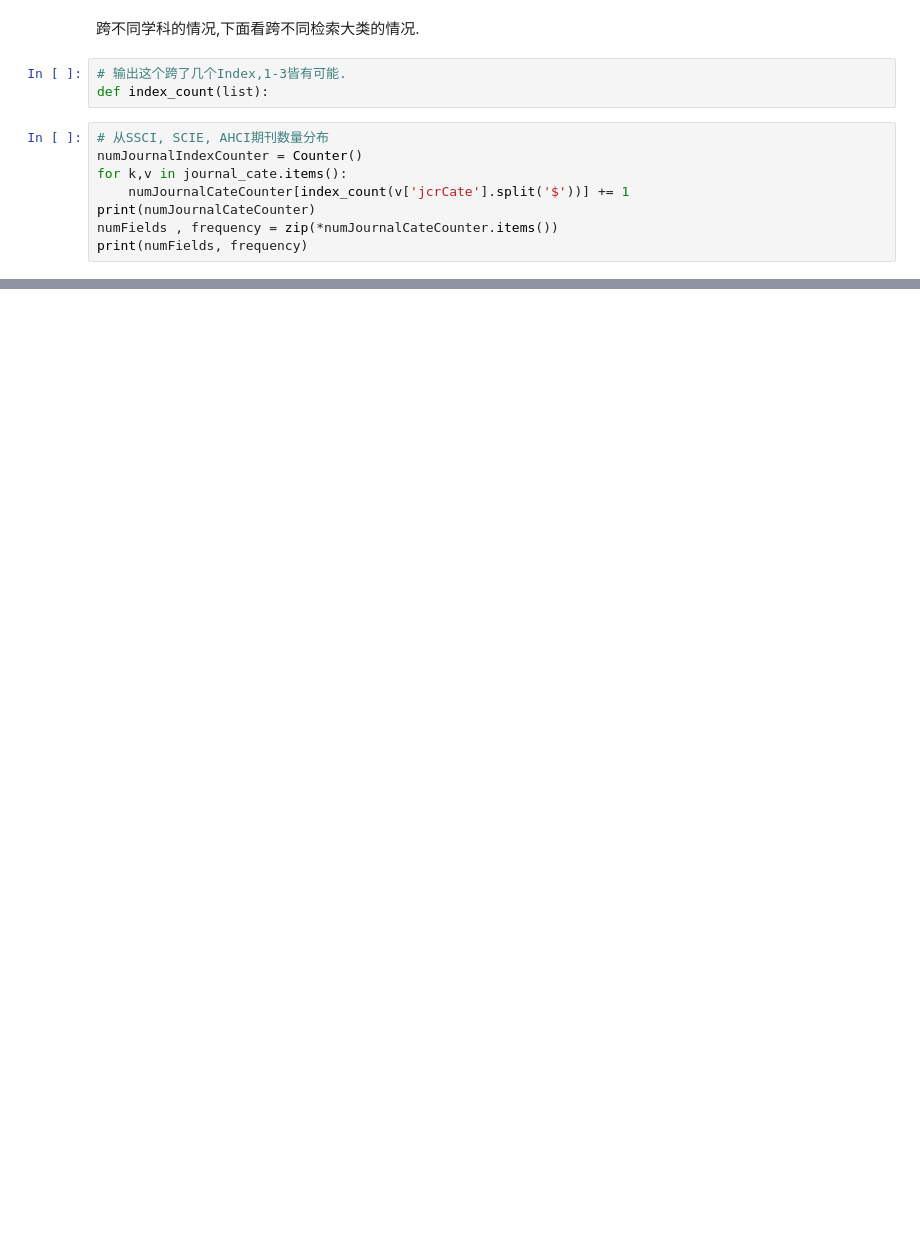
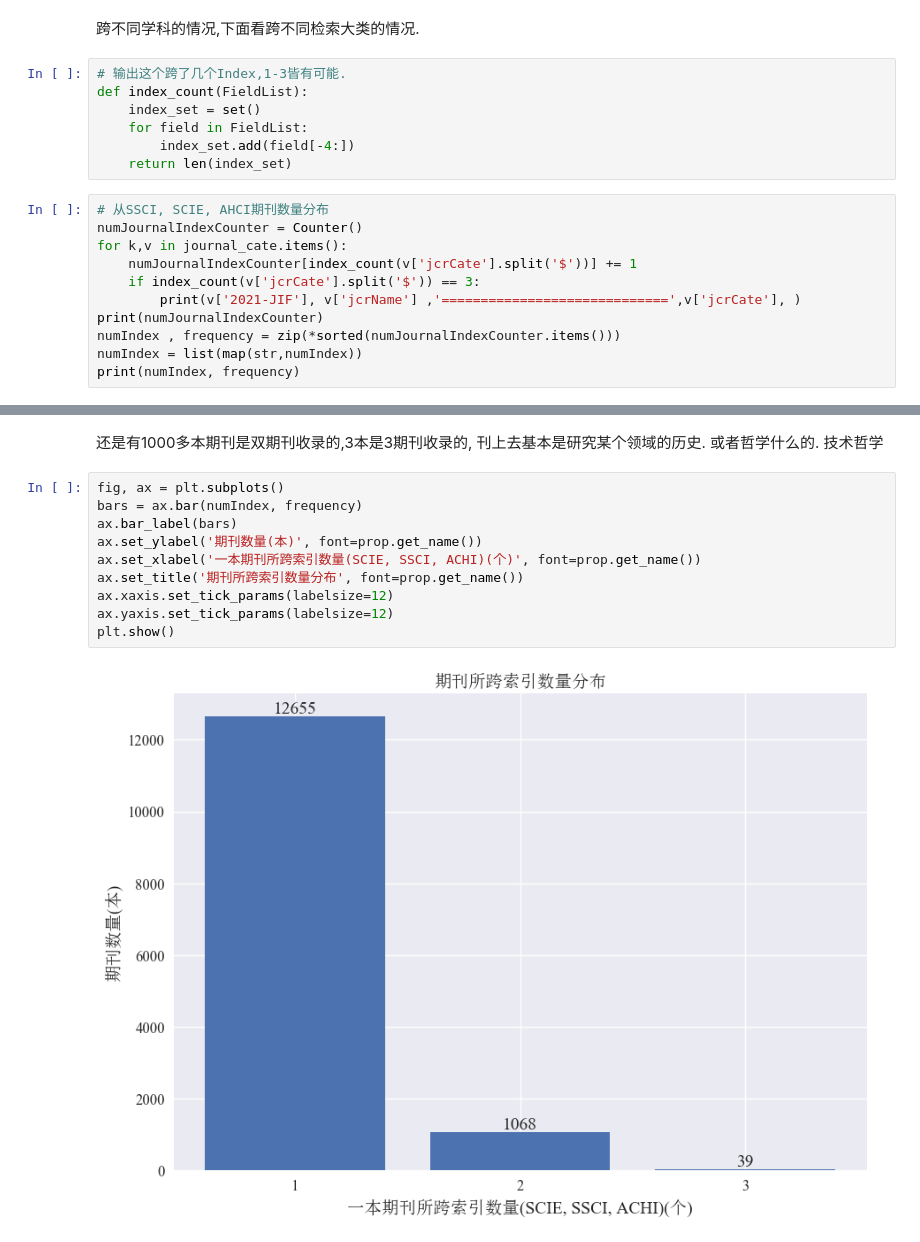
Before and after one commit to jiaweixu98/CrossBoundaryPerspective_InterdisciplinaryResearch, a Jupyter notebook: journalDescriptor.ipynb, the cells around one changed output, grey strips where cells are left out. Drawn from its saved outputs; the diff is of its cells as text; blank space fills up the shorter version.

```diff
--- a/journalDescriptor.ipynb
+++ b/journalDescriptor.ipynb
@@ -71,13 +76,20 @@ plt.show()
 # %% [markdown]
 跨不同学科的情况,下面看跨不同检索大类的情况.
-# %%
-# 输出这个跨了几个Index,1-3皆有可能.
-def index_count(list):
+# %%
+# 输出这个跨了几个Index,1-3皆有可能.
+def index_count(FieldList):
+    index_set = set()
+    for field in FieldList:
+        index_set.add(field[-4:])
+    return len(index_set)
 # %%
 # 从SSCI, SCIE, AHCI期刊数量分布
 numJournalIndexCounter = Counter()
 for k,v in journal_cate.items():
-    numJournalCateCounter[index_count(v['jcrCate'].split('$'))] += 1
-print(numJournalCateCounter)
-numFields , frequency = zip(*numJournalCateCounter.items())
-print(numFields, frequency)
+    numJournalIndexCounter[index_count(v['jcrCate'].split('$'))] += 1
+    if index_count(v['jcrCate'].split('$')) == 3:
+        print(v['2021-JIF'], v['jcrName'] ,'=============================',v['jcrCate'], )
+print(numJournalIndexCounter)
+numIndex , frequency = zip(*sorted(numJournalIndexCounter.items()))
+numIndex = list(map(str,numIndex))
+print(numIndex, frequency)
@@ -83,0 +114,14 @@ print(numFields, frequency)
+# %% [markdown]
+还是有1000多本期刊是双期刊收录的,3本是3期刊收录的, 刊上去基本是研究某个领域的历史. 或者哲学什么的. 技术哲学
+# %%
+fig, ax = plt.subplots()
+bars = ax.bar(numIndex, frequency)
+ax.bar_label(bars)
+ax.set_ylabel('期刊数量(本)', font=prop.get_name())
+ax.set_xlabel('一本期刊所跨索引数量(SCIE, SSCI, ACHI)(个)', font=prop.get_name())
+ax.set_title('期刊所跨索引数量分布', font=prop.get_name())
+ax.xaxis.set_tick_params(labelsize=12)
+ax.yaxis.set_tick_params(labelsize=12)
+plt.show()
+# %% [output]
+[figure, added]
```
Also changed, not shown: parts of 8 cells of this notebook, 2 other files.
